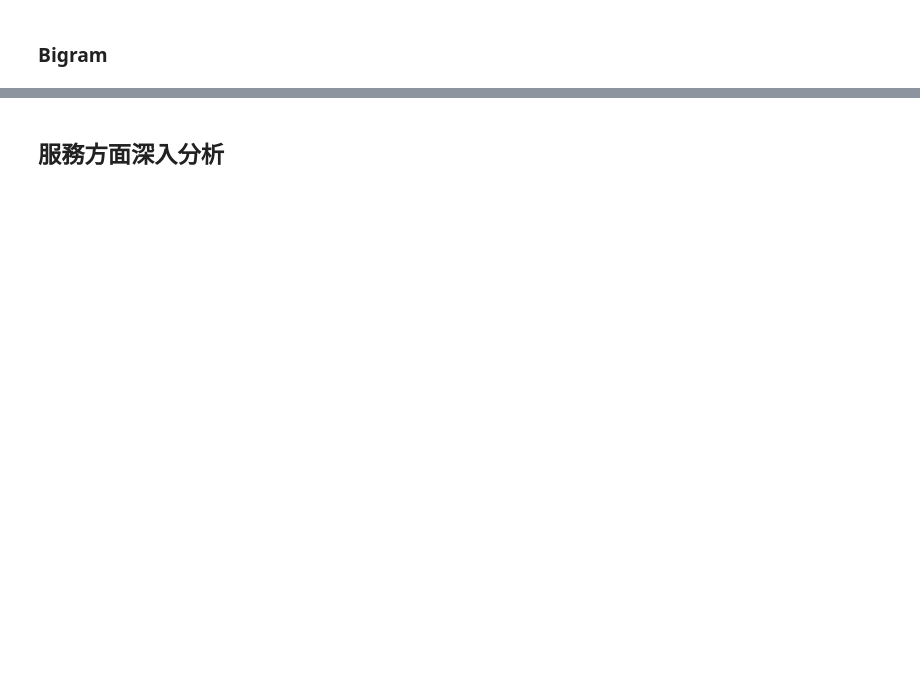
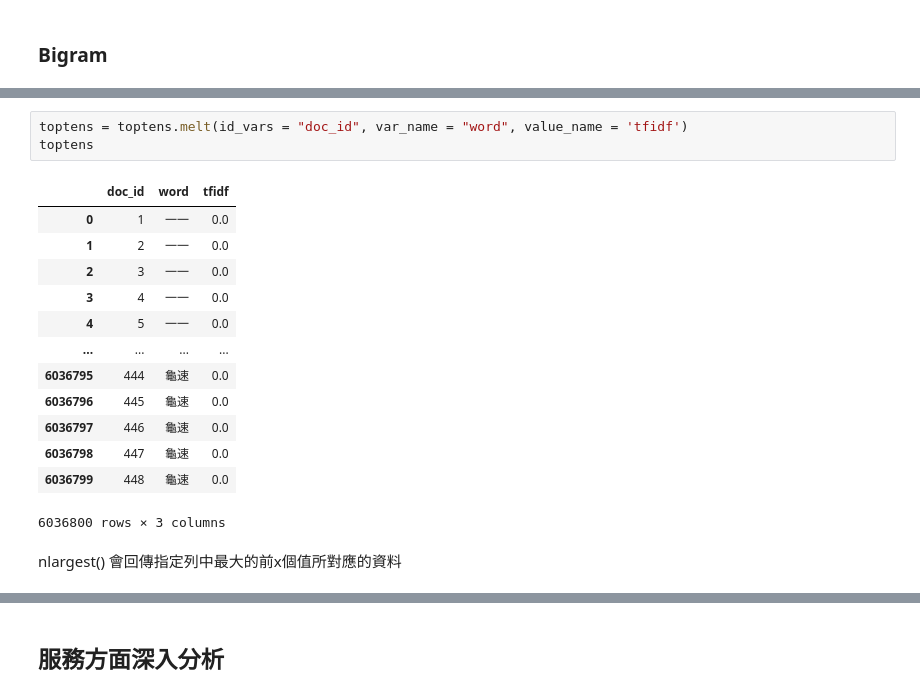
Before and after one commit to jerry791/SMA_project, a Jupyter notebook: project2.ipynb, the cells around one changed output, grey strips where cells are left out. Cells and saved outputs as stored; diff of their text form; blank space fills up the shorter version.

```diff
--- a/project2.ipynb
+++ b/project2.ipynb
@@ -447,0 +545,19 @@ Prefix dict has been built successfully.
+# %%
+toptens = toptens.melt(id_vars = "doc_id", var_name = "word", value_name = 'tfidf')
+toptens
+# %% [output]
+|  | doc_id | word | tfidf |
+| 0 | 1 | 一一 | 0.0 |
+| 1 | 2 | 一一 | 0.0 |
+| 2 | 3 | 一一 | 0.0 |
+| 3 | 4 | 一一 | 0.0 |
+| 4 | 5 | 一一 | 0.0 |
+| ... | ... | ... | ... |
+| 6036795 | 444 | 龜速 | 0.0 |
+| 6036796 | 445 | 龜速 | 0.0 |
+| 6036797 | 446 | 龜速 | 0.0 |
+| 6036798 | 447 | 龜速 | 0.0 |
+| 6036799 | 448 | 龜速 | 0.0 |
+6036800 rows × 3 columns
+# %% [markdown]
+nlargest() 會回傳指定列中最大的前x個值所對應的資料
```
Also changed, not shown: parts of 30 cells of this notebook.
